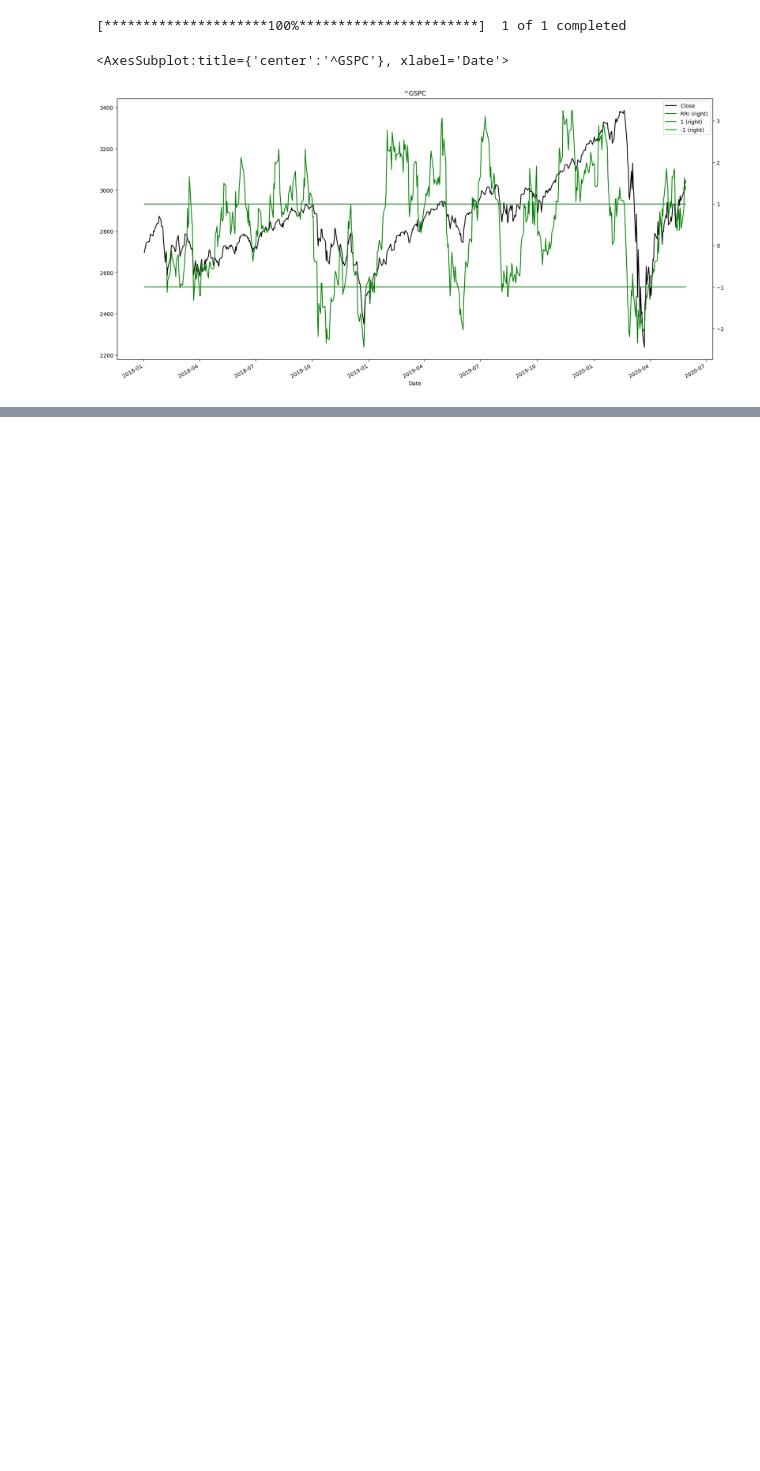
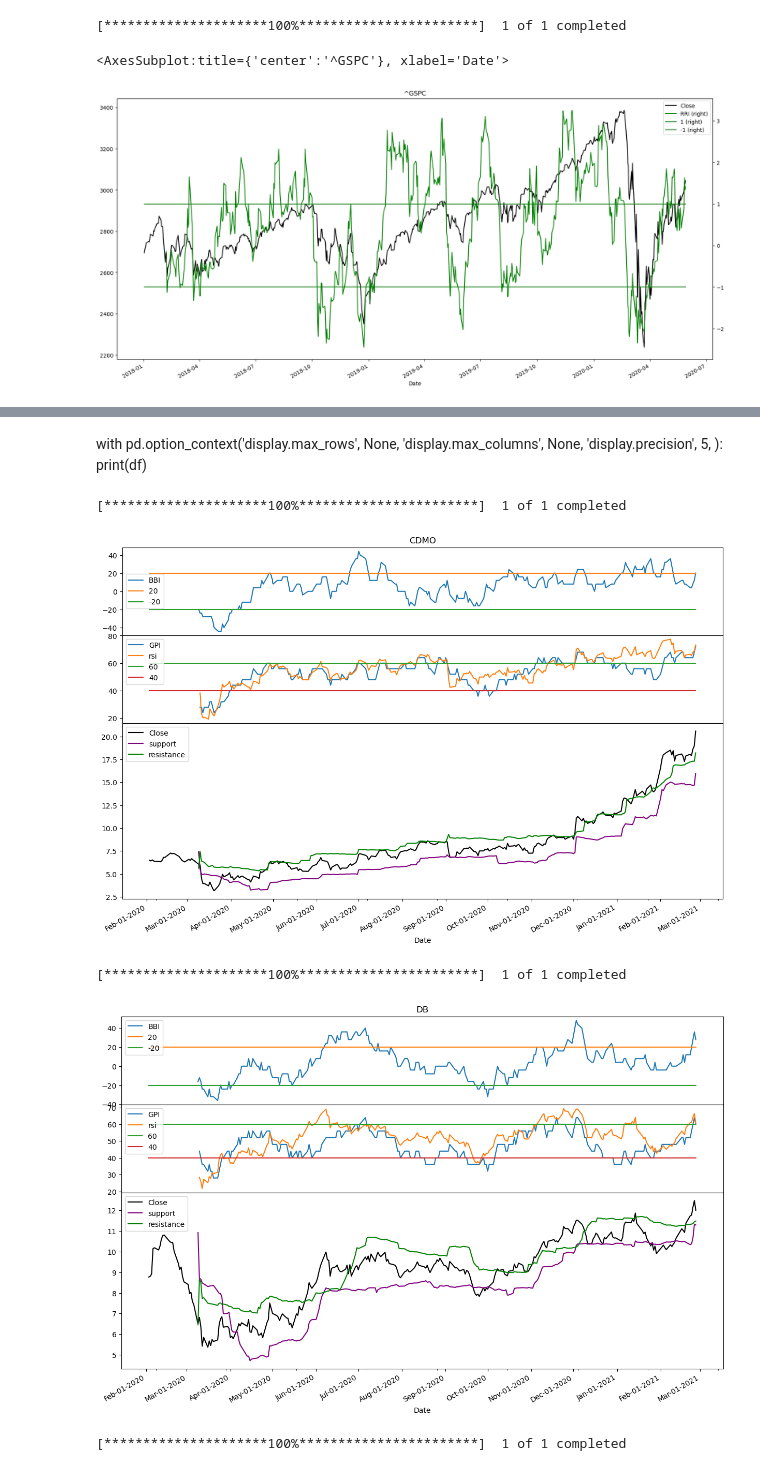
Before and after one commit to omnimahui/art_of_prob_invest, a Jupyter notebook: chapter_15.ipynb, the cells around one changed output, grey strips where cells are left out. Saved outputs shown, nothing was run; the diff lists cells and outputs as text; code cells hidden in the pictures; blank space fills up the shorter version.

```diff
--- a/chapter_15.ipynb
+++ b/chapter_15.ipynb
@@ -85,0 +64,68 @@ Date
+# %% [markdown]
+with pd.option_context('display.max_rows', None,
+                       'display.max_columns', None,
+                       'display.precision', 5,
+                       ):
+    print(df)
+# %%
+def get_indicator(q, ind_name, params):
+    if ind_name == 'rsi':
+        ts = q.ta.rsi(params['length']) / 100
+    elif ind_name == "atr":
+        ts = q.ta.atr(params['length'],fillna=0)
+    return ts
+window=25
+for ticker in ['CDMO','DB','KLIC']:
+
+
+    df=yf.download(tickers= ticker,start= '2020-2-1',end='2021-2-28',interval = "1d",
+                         group_by = 'column',auto_adjust = True, prepost = True,
+                         proxy = None)
+    df['GPI']=df['Close'].diff().rolling(window).apply(lambda x: x.gt(0).sum())/window*100
+    df['rsi'] = get_indicator(df, 'rsi', {'length': 25})*100
+    #df['rsi_ma'] =df['rsi'].rolling(window).mean()*100
+
+    df['NHP']=(df['High'].diff()>0).astype(int)
+    df['NHPpct']=df['NHP'].rolling(window).sum()/window
+    df['NLP']=(df['Low'].diff()<0).astype(int)
+    df['NLPpct']=df['NLP'].rolling(window).sum()/window
+    df['BBI'] = (df['NHPpct']-df['NLPpct'])*100
+
+
+    df['atr'] = get_indicator(df, 'atr', {'length': window})
+    df['zone']=df['atr']*math.sqrt(window)
+    df['hi']=df['High'].rolling(window).max()
+    df['lo']=df['Low'].rolling(window).min()
+    df['resistance']=df['lo']+df['zone']
+    df['support']=df['hi']-df['zone']
+
+    fig = plt.figure()
+    gs = gridspec.GridSpec(3, 1, height_ratios=[1, 1,2])
+
+    # the first subplot
+    ax0 = plt.subplot(gs[0])
+    df['20']=20
+    df['-20']=-20
+    df[['BBI','20','-20']].plot(ax=ax0,figsize=(15,10),title=ticker)
+
+    ax1 = plt.subplot(gs[1], sharex = ax0)
+    df['60']=60
+    df['40']=40
+    df[['GPI','rsi','60','40']].plot(ax=ax1,figsize=(15,10))
+
+    ax2 = plt.subplot(gs[2], sharex = ax0)
+    df[['Close','support','resistance']].plot(ax=ax2,figsize=(15,10),color=['black','purple','green'])
+
+    plt.gca().xaxis.set_major_formatter(mdates.DateFormatter('%b-%d-%Y'))
+    plt.gca().xaxis.set_major_locator(mdates.MonthLocator())
+
+    plt.gca().xaxis.set_major_locator(mdates.MonthLocator(interval=1))
+    plt.gcf().autofmt_xdate()
+    plt.subplots_adjust(hspace=.0)
+    plt.show()
+# %% [output]
+[*********************100%***********************]  1 of 1 completed
+[figure, added]
+[*********************100%***********************]  1 of 1 completed
+[figure, added]
+[*********************100%***********************]  1 of 1 completed
```
Also changed, not shown: parts of 3 cells of this notebook.
